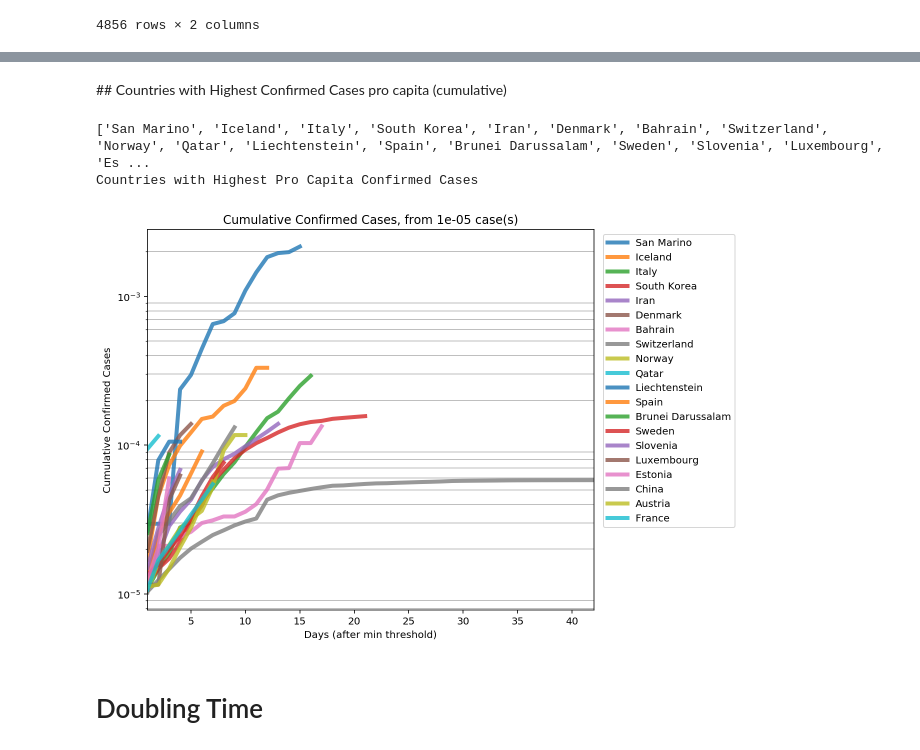
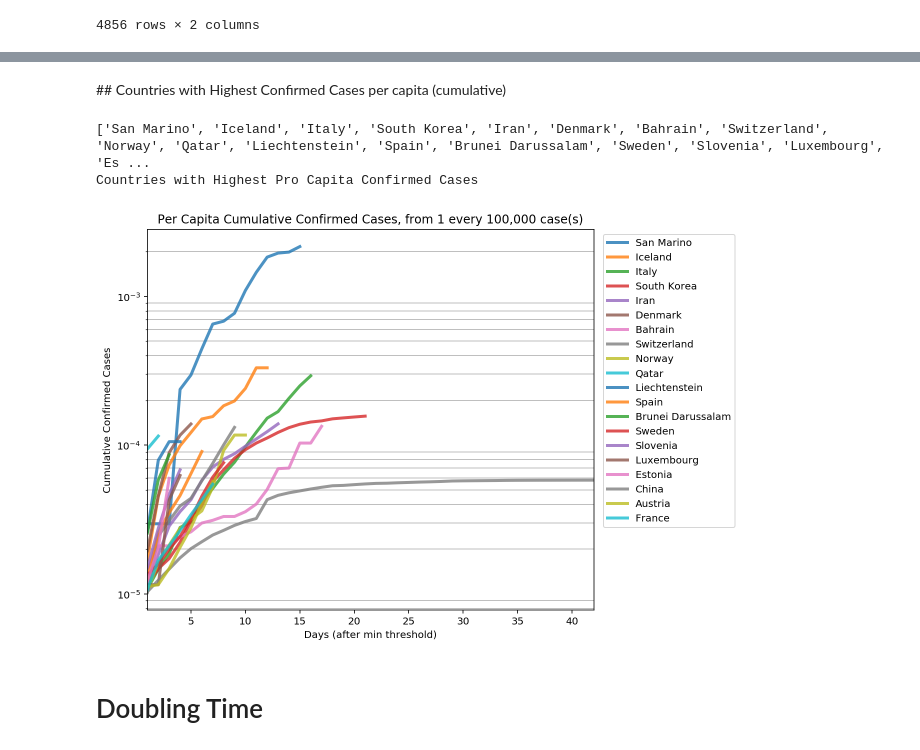
Before and after one commit to ilmitch/covid_eda, a Jupyter notebook: backend/working/COVID-EDA.ipynb, the cells around one changed output, grey strips where cells are left out. Cells and saved outputs as stored; diff of their text form; code cells hidden in the pictures.

```diff
--- a/backend/working/COVID-EDA.ipynb
+++ b/backend/working/COVID-EDA.ipynb
@@ -299,9 +305,10 @@ Iraq
 # %% [markdown]
 ## start point, day with first confirmed case
 # %%
-def plot_country_dayone(df=df, thresh=1, countries=['Switzerland', 'Italy', 'Germany', 'South Korea', 'China', 'Poland', 'Russia', 'United States Of America'], legend=True, lw=4, clmn_name='NewConfCases'):
+def plot_country_dayone(df=df, thresh=1, countries=['Switzerland', 'Italy', 'France', 'Germany', 'United Kingdom', 'South Korea', 'China', 'Poland', 'Russia', 'United States Of America'], legend=True, lw=4, clmn_name='NewConfCases'):
     '''
     plot cumulative confirmed cases starting from first date compliant with the min case threshold
+    process non-weighted and weighted cases
 
     Params:
     -------
@@ -321,7 +328,11 @@ def plot_country_dayone(df=df, thresh=1, countries=['Switzerland', 'Italy', 'Ger
 
     if thresh >= 1:
         # subtract 1, only if thresh is referred to non-weighted values
+        plt.title(f'Cumulative Confirmed Cases, from {print_thresh} case(s)')
         thresh = thresh-1
+    else:
+        plt.title(f'Per Capita Cumulative Confirmed Cases, from 1 every {int(np.ceil(print_thresh**(-1))):,} case(s)')
+
 
     for country in countries:
 
@@ -347,7 +358,7 @@ def plot_country_dayone(df=df, thresh=1, countries=['Switzerland', 'Italy', 'Ger
     plt.grid(True, which='minor')
     plt.xlabel('Days (after min threshold)')
     plt.ylabel('Cumulative Confirmed Cases')
-    plt.title(f'Cumulative Confirmed Cases, from {print_thresh} case(s)')
+
     if len(countries) > 8:
         plt.legend(loc='upper left', bbox_to_anchor=(1.01, 1.), ncol=int(np.ceil(count_plotted/25)))
 
@@ -499,16 +513,17 @@ Russia hasn't reached specified threshold of 1e-06 confirmed case(s)'
 # %% [markdown]
-## Countries with Highest Confirmed Cases pro capita (cumulative)
+## Countries with Highest Confirmed Cases per capita (cumulative)
 # %%
 c_num = 20
 hi_cumsum_capita = w_df.loc[idx[:,last_av_date],idx['cumsum','w_NewConfCases']].sort_values(ascending=False).head(c_num)
 hi_cumsum_capita_lst = hi_cumsum_capita.reset_index()['Country Name'].to_list()
 print(hi_cumsum_capita_lst)
 
-plot_country_dayone(df=w_df, clmn_name='w_NewConfCases',  countries=hi_cumsum_capita_lst, thresh=1.e-5)
+plot_country_dayone(df=w_df, clmn_name='w_NewConfCases',  countries=hi_cumsum_capita_lst, thresh=1.e-5, lw=3)
 print('Countries with Highest Pro Capita Confirmed Cases')
+plt.savefig('./_output/pics/cumsum_cases_capita_high.png', dpi=120, bbox_inches = 'tight')
 # %% [output]
 ['San Marino', 'Iceland', 'Italy', 'South Korea', 'Iran', 'Denmark', 'Bahrain', 'Switzerland', 'Norway', 'Qatar', 'Liechtenstein', 'Spain', 'Brunei Darussalam', 'Sweden', 'Slovenia', 'Luxembourg', 'Es ...
 Countries with Highest Pro Capita Confirmed Cases
-[figure, old version]
+[figure, new version]
 # %% [markdown]
 # Doubling Time
```
Also changed, not shown: parts of 7 cells of this notebook, 5 other files.
